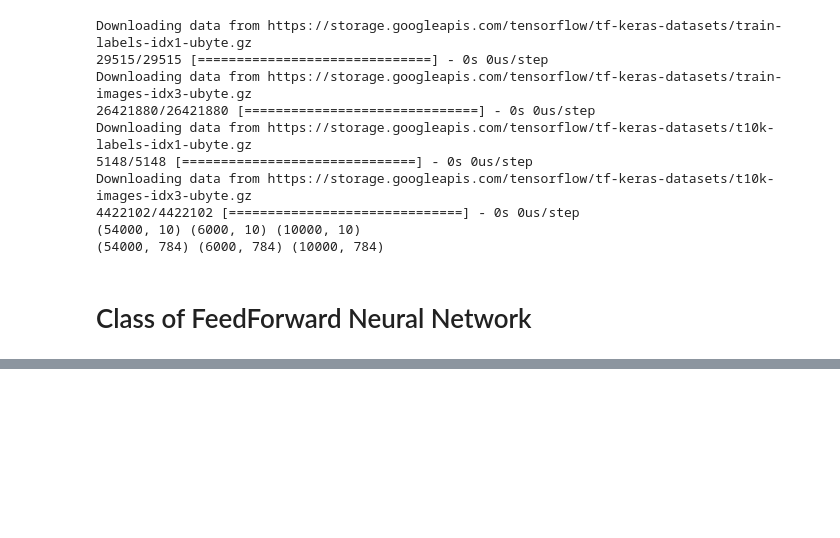
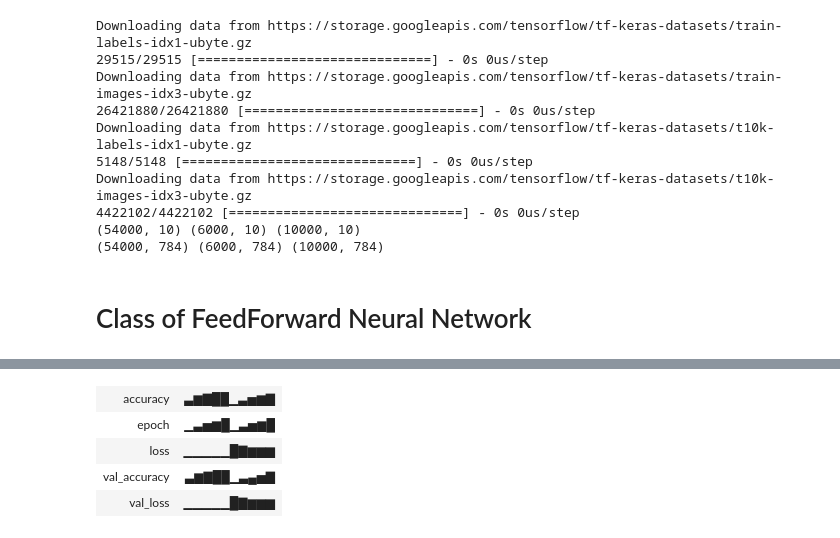
Before and after one commit to swapnilmn/Assignment_1-CS6910, a Jupyter notebook: Question_3.ipynb, the cells around one changed output, grey strips where cells are left out. Cells and saved outputs as stored; diff of their text form; code cells hidden in the pictures; blank space fills up the shorter version.

```diff
--- a/Question_3.ipynb
+++ b/Question_3.ipynb
@@ -131,7 +152,7 @@ class FFNN:
     self.weight_init = weight_init
     self.activation_function = activation
     self.loss_function = loss
-    self.lambd = 0
+    self.lambd = weight_decay
     np.random.seed(0)  # We will set seed value so that it will generate same random numebers every time
 
     self.grad_derivatice={}
@@ -218,20 +239,23 @@ class FFNN:
     L = self.hidden_layers + 1
 
     if self.loss_function == 'CE':
-        self.grad_derivatice[f'dA{L}'] = (self.H[L] - Y) * (1/X.shape[0])
+        self.grad_derivatice[f'dA{L}'] =  (self.H[L] - Y)
     elif self.loss_function == 'MSE':
         self.grad_derivatice[f'dA{L}'] = (1/X.shape[0]) * 2 * (self.H[L] - Y)
 
     for k in range(L, 0, -1):
         w_key, b_key, dw_key, db_key, da_key = [f"{key}{k}" for key in ['W', 'B', 'dW', 'dB', 'dA']]
         self.grad_derivatice[dw_key] = np.matmul(self.H[k-1].T, self.grad_derivatice[da_key]) + self.lambd * weights[w_key]
-        self.grad_derivatice[db_key] = np.sum(self.grad_derivatice[da_key], axis=0).reshape(1, -1)
+        self.grad_derivatice[db_key] = np.sum(self.grad_derivatice[da_key], axis=0).reshape(1, -1) + + self.lambd * weights[b_key]
         self.grad_derivatice[f'dH{k-1}'] = np.matmul(self.grad_derivatice[da_key], weights[w_key].T)
         self.grad_derivatice[f'dA{k-1}'] = np.multiply(self.grad_derivatice[f'dH{k-1}'], self.grad_activation(self.H[k-1]))
 
     return self.grad_derivatice[f'dH{k-1}']
 
-  def fit(self, X, Y, X_val, Y_val,algo= 'GD',a = 10, eps=1e-8, beta=0.9, beta1=0.9, beta2=0.9, gamma=0.9 ):
+  def fit(self, X, Y, X_val, Y_val,algo= 'GD',a = 10, eps=1e-8, beta=0.9, beta1=0.9, beta2=0.9, gamma=0.9, show_loss = False):
+    if show_loss:
+      los = []
+      accuracy = []
     for num_epoch in tqdm(range(1, self.epochs+1), unit='epoch'):
       m = X.shape[0]
 
@@ -341,8 +365,8 @@ class FFNN:
                 w_key, b_key, vw_key, vb_key,dw_key, db_key = [f"{key}{i}" for key in ['W', 'B', 'vw', 'vb', 'dW', 'dB']]
                 self.update_weights[vw_key] = gamma *self.update_weights[vw_key] + self.learning_rate * (self.grad_derivatice[dw_key])
                 self.update_weights[vb_key] = gamma *self.update_weights[vb_key] + self.learning_rate * (self.grad_derivatice[db_key])
-                self.weights[w_key] -= self.learning_rate * (self.update_weights[vw_key])
-                self.weights[b_key] -= self.learning_rate * (self.update_weights[vb_key])
+                self.weights[w_key] -= self.learning_rate * (self.update_weights[vw_key]/m)
+                self.weights[b_key] -= self.learning_rate * (self.update_weights[vb_key]/m)
 
             self.prev_update_weights=self.update_weights
 
@@ -385,6 +409,37 @@ class FFNN:
                 self.weights[b_key] -= (self.learning_rate / np.sqrt(vb_hat + eps)) * ((beta1 * mb_hat) + ((1 - beta1) * self.grad_derivatice[db_key])) / (1 - np.power(beta2, num_updates)) + self.learning_rate * eps * np.sqrt(1 - np.power(beta2, num_updates)) * mb_inf
         self.wandlog(num_epoch, X, Y,X_val, Y_val)
 
+      if show_loss:
+        loss, acc = self.performance(X_val, Y_val)
+        acc = acc
+        los.append(loss)
+        accuracy.append(acc)
+
+
+
+    if show_loss:
+
+          max_acc_index = np.argmax(accuracy)
+
+
+          plt.plot(los, label='Loss')
+          plt.plot(accuracy, label='Accuracy')
+          plt.plot(max_acc_index, los[max_acc_index], marker='o', color='red')
+          plt.plot(max_acc_index, accuracy[max_acc_index], marker='o', color='green')
+
+
+          plt.text(max_acc_index, los[max_acc_index], f"loss @ Max val acc: ( {los[max_acc_index]:.4f})",  va='top')
+          plt.text(max_acc_index, accuracy[max_acc_index], f"Max Val acc: ({accuracy[max_acc_index]:.4f})", va='bottom')
+
+          plt.ylim([min(los + accuracy)-0.1, max(los + accuracy) + 0.1])
+
+          plt.title('Val Loss and val Accuracy with {}'.format(self.loss_function))
+          plt.xlabel('Epochs')
+          plt.ylabel('Loss / Accuracy')
+          plt.legend()
+          plt.show()
+
+
   def predict(self, X):
     Y_pred = (self.forward_pass(X))
     return np.array(Y_pred).squeeze()
@@ -395,12 +450,17 @@ class FFNN:
     return np.sum(pred_labels == Y_true) / len(Y)
 
   def Loss(self, X, Y):
-    Y_pred = self.predict(X)
-    if self.loss_function== 'CE':
-        loss = -np.mean(Y * np.log(Y_pred + 1e-8))
-    elif self.loss_function == 'MSE':
-        loss = np.mean((Y - Y_pred)**2)
-    return loss
+      Y_pred = self.predict(X)
+      if self.loss_function == 'CE':
+          loss = -np.mean(Y * np.log(Y_pred + 1e-8))
+          max_loss = -np.mean(Y * np.log(1e-8))
+      elif self.loss_function == 'MSE':
+          loss = np.mean((Y - Y_pred)**2)
+          max_loss = np.mean(Y**2)
+      else:
+          raise ValueError("Invalid loss function")
+      loss = loss / max_loss
+      return loss
 
   def performance(self, X_test, Y_test):
     loss = self.Loss(X_test, Y_test)
@@ -468,3 +528,16 @@ class FFNN:
       print('Epoch: {}, Train Loss: {}, Train Accuracy: {}, Val Loss: {}, Val Accuracy: {}'.format(library['epoch'], library['loss'], library['accuracy'], library['val_loss'], library['val_accuracy']))
       if num_epoch == self.epochs:
         print('Model trained successfully !')
+
+# model = FFNN(X_train, Y_train,
+#                   epochs = 5,
+#                   hidden_layer_count = 3,
+#                   hidden_layers =  [64, 64, 64],
+#                   learning_rate = 0.0001,
+#                   batch_size = 32,
+#                   activation='Relu',
+#                   weight_init='random',
+#                   loss = 'CE',
+#                   weight_decay = 0.0005)
+# model.fit(X_train, Y_train, X_val, Y_val,algo= 'Adam', a = 1, show_loss = True)
+# %% [output]
@@ -470,0 +547,5 @@ class FFNN:
+| accuracy | ▃▆▇██▁▃▅▆▇ |
+| epoch | ▁▃▅▆█▁▃▅▆█ |
+| loss | ▁▁▁▁▁█▇▆▆▆ |
+| val_accuracy | ▃▆▇██▁▃▄▅▇ |
+| val_loss | ▁▁▁▁▁█▇▆▆▆ |
```
Also changed, not shown: parts of 4 cells of this notebook.
